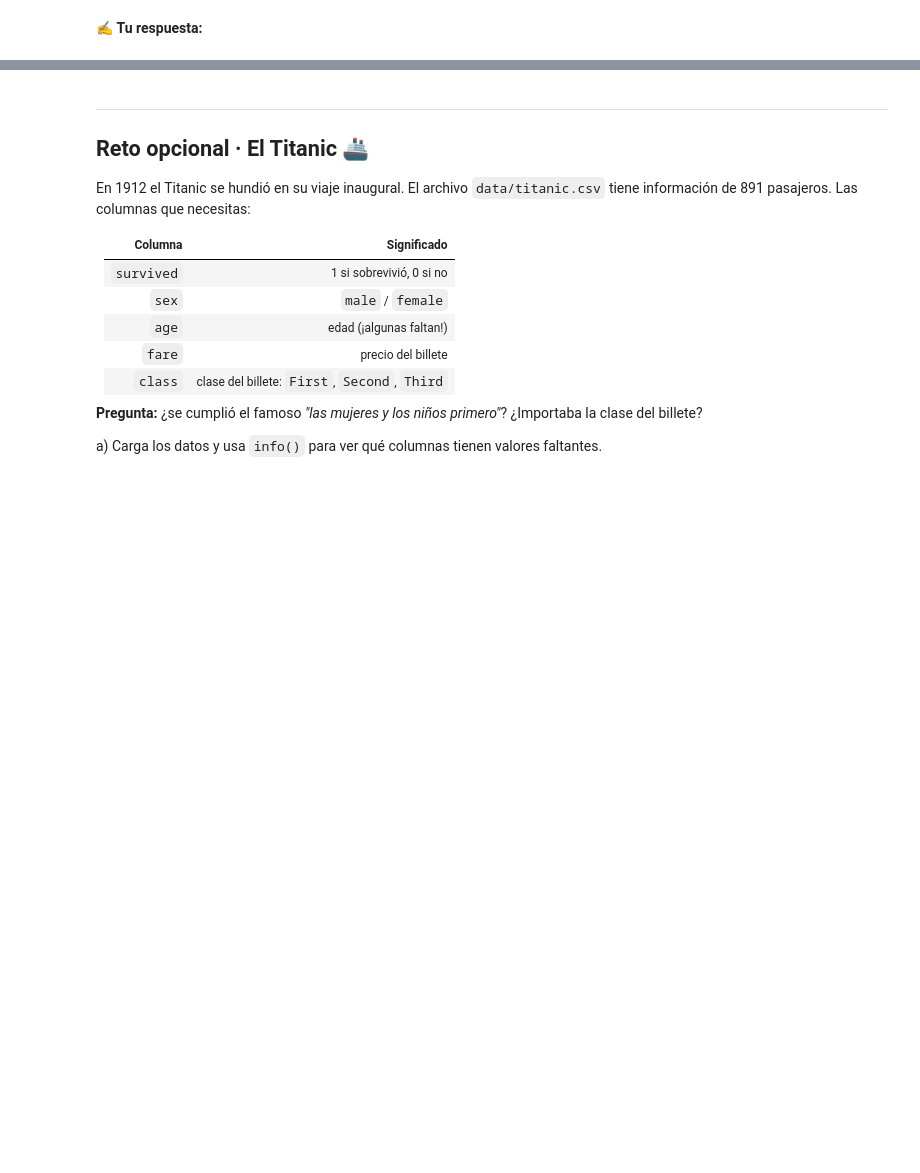
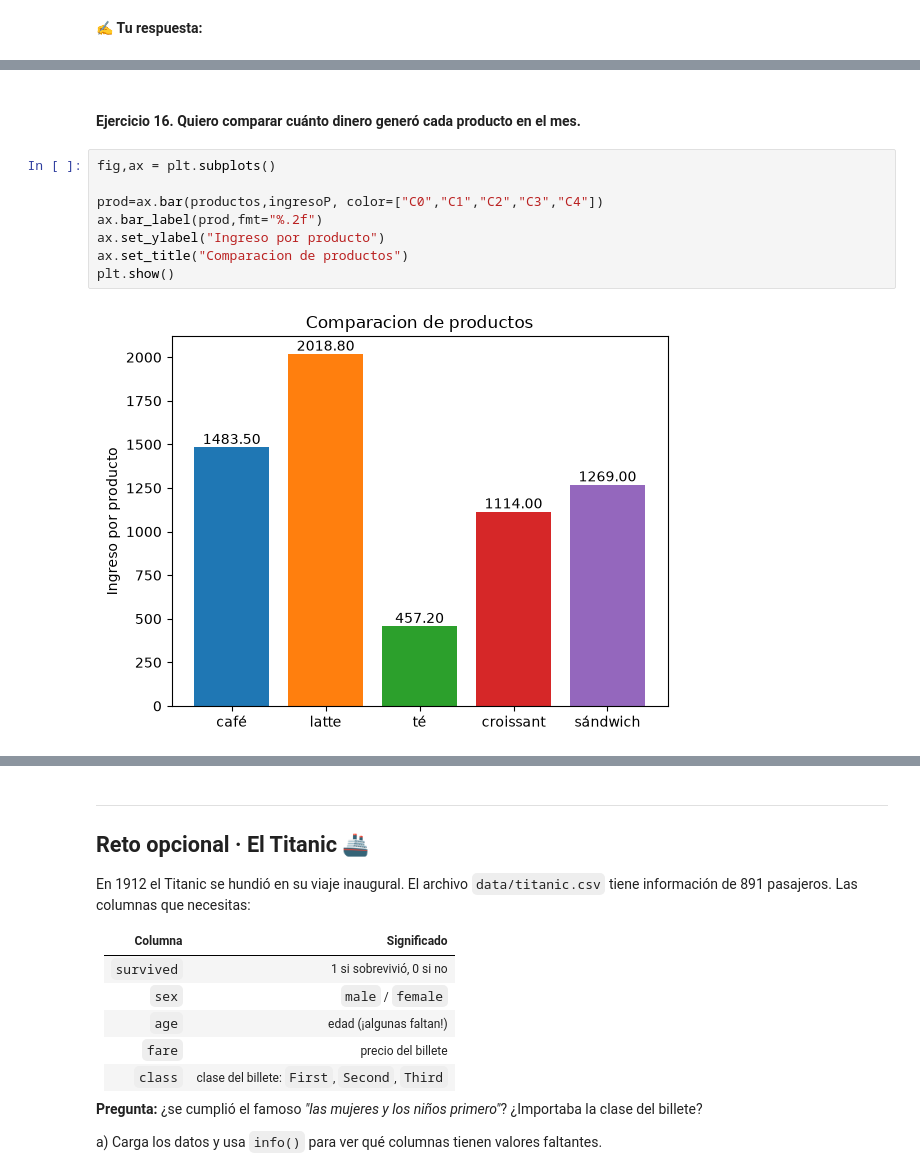
Before and after one commit to Ropia117dot/SamsungInnovation-1-, a Jupyter notebook: workspace/Ejercicios/01_actividad_numpy_pandas.ipynb, the cells around one changed output, grey strips where cells are left out. Saved outputs shown, nothing was run; the diff lists cells and outputs as text; blank space fills up the shorter version.

```diff
--- a/workspace/Ejercicios/01_actividad_numpy_pandas.ipynb
+++ b/workspace/Ejercicios/01_actividad_numpy_pandas.ipynb
@@ -643,0 +801,12 @@ Imagina que el camarero te pregunta: *"¿qué tengo que hacer para conseguir mej
+# %% [markdown]
+#### **Ejercicio 16.** Quiero comparar cuánto dinero generó cada producto en el mes.
+# %%
+fig,ax = plt.subplots()
+
+prod=ax.bar(productos,ingresoP, color=["C0","C1","C2","C3","C4"])
+ax.bar_label(prod,fmt="%.2f")
+ax.set_ylabel("Ingreso por producto")
+ax.set_title("Comparacion de productos")
+plt.show()
+# %% [output]
+[figure, added]
```
Also changed, not shown: parts of 62 cells of this notebook, 2 other files.
